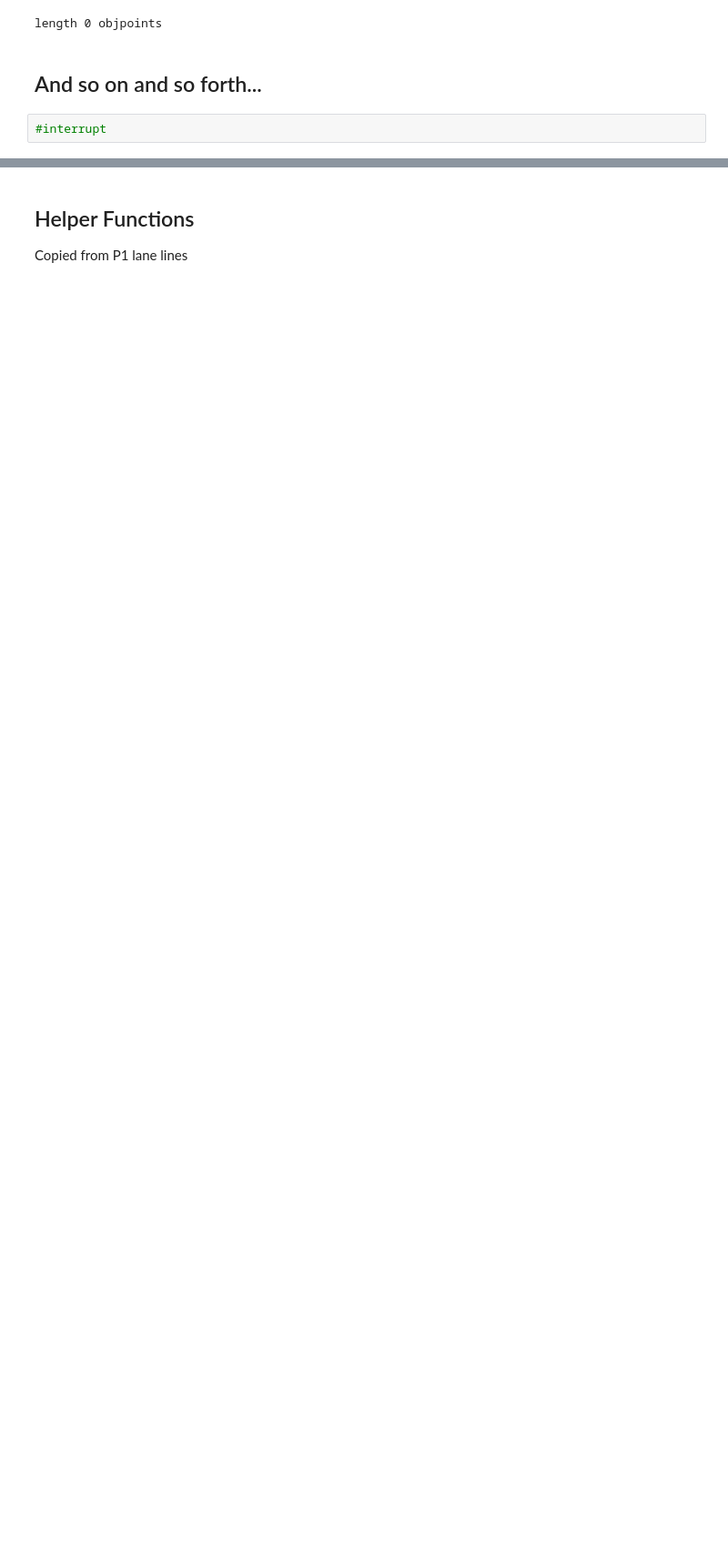
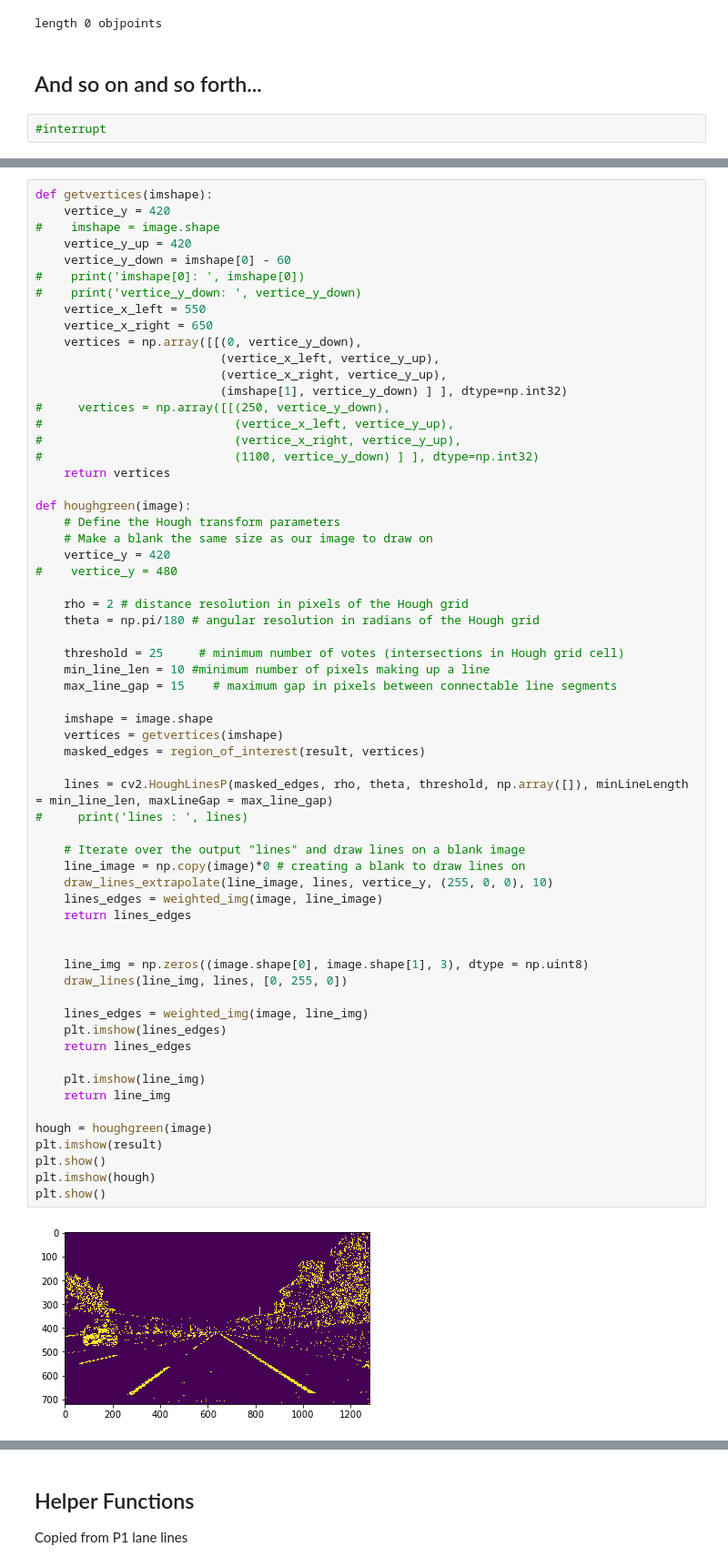
Before and after one commit to sunpochin/advanced-Lane-Lines-carnd, a Jupyter notebook: pipeline.ipynb, the cells around one changed output, grey strips where cells are left out. Shown at 91% size. Cells and saved outputs as stored; diff of their text form; blank space fills up the shorter version.

```diff
--- a/pipeline.ipynb
+++ b/pipeline.ipynb
@@ -86,0 +330,64 @@ False ret
+# %%
+def getvertices(imshape):
+    vertice_y = 420
+#    imshape = image.shape
+    vertice_y_up = 420
+    vertice_y_down = imshape[0] - 60
+#    print('imshape[0]: ', imshape[0])
+#    print('vertice_y_down: ', vertice_y_down)
+    vertice_x_left = 550
+    vertice_x_right = 650
+    vertices = np.array([[(0, vertice_y_down),
+                          (vertice_x_left, vertice_y_up),
+                          (vertice_x_right, vertice_y_up),
+                          (imshape[1], vertice_y_down) ] ], dtype=np.int32)
+#     vertices = np.array([[(250, vertice_y_down),
+#                           (vertice_x_left, vertice_y_up),
+#                           (vertice_x_right, vertice_y_up),
+#                           (1100, vertice_y_down) ] ], dtype=np.int32)
+    return vertices
+
+def houghgreen(image):
+    # Define the Hough transform parameters
+    # Make a blank the same size as our image to draw on
+    vertice_y = 420
+#    vertice_y = 480
+
+    rho = 2 # distance resolution in pixels of the Hough grid
+    theta = np.pi/180 # angular resolution in radians of the Hough grid
+
+    threshold = 25     # minimum number of votes (intersections in Hough grid cell)
+    min_line_len = 10 #minimum number of pixels making up a line
+    max_line_gap = 15    # maximum gap in pixels between connectable line segments
+
+    imshape = image.shape
+    vertices = getvertices(imshape)
+    masked_edges = region_of_interest(result, vertices)
+
+    lines = cv2.HoughLinesP(masked_edges, rho, theta, threshold, np.array([]), minLineLength = min_line_len, maxLineGap = max_line_gap)
+#     print('lines : ', lines)
+
+    # Iterate over the output "lines" and draw lines on a blank image
+    line_image = np.copy(image)*0 # creating a blank to draw lines on
+    draw_lines_extrapolate(line_image, lines, vertice_y, (255, 0, 0), 10)
+    lines_edges = weighted_img(image, line_image)
+    return lines_edges
+
+
+    line_img = np.zeros((image.shape[0], image.shape[1], 3), dtype = np.uint8)
+    draw_lines(line_img, lines, [0, 255, 0])
+
+    lines_edges = weighted_img(image, line_img)
+    plt.imshow(lines_edges)
+    return lines_edges
+
+    plt.imshow(line_img)
+    return line_img
+
+hough = houghgreen(image)
+plt.imshow(result)
+plt.show()
+plt.imshow(hough)
+plt.show()
+# %% [output]
+[figure, added]
```
Also changed, not shown: parts of 22 cells of this notebook.
